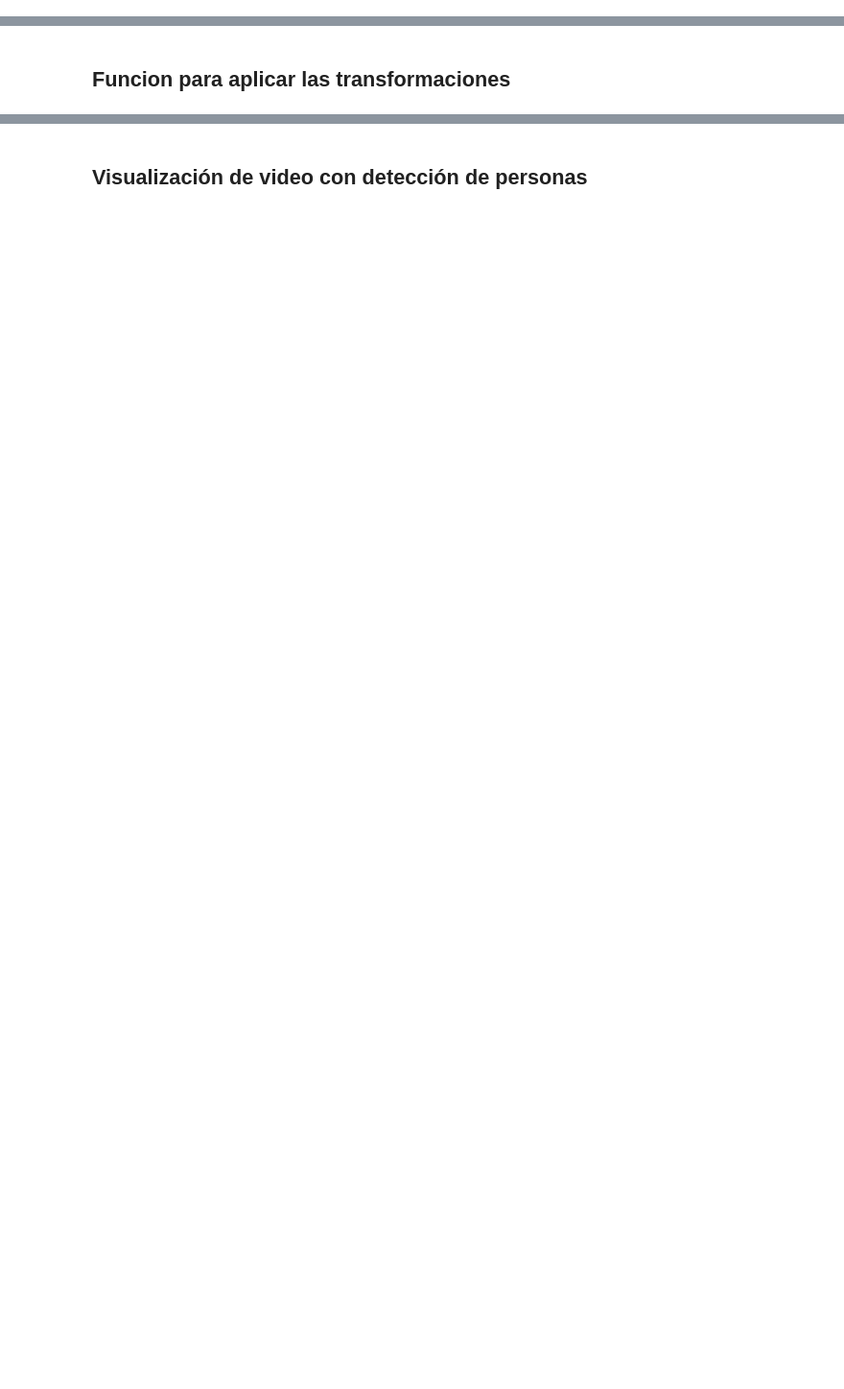
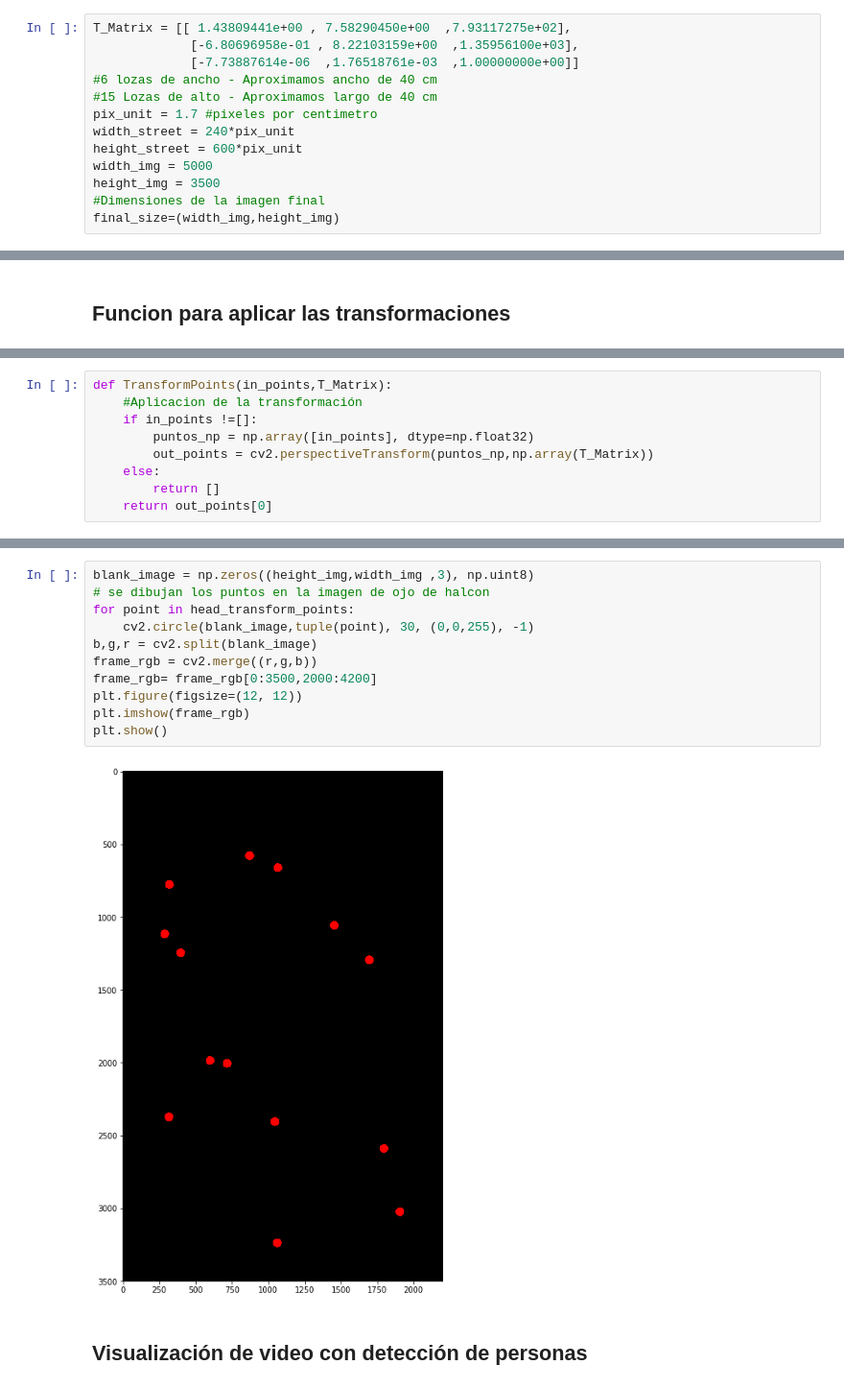
Before and after one commit to MrCycler/DETECTOR_DISTANCIA_SOCIAL, a Jupyter notebook: Experimentos/Experimento 3 - Gráfica de puntos en ojo de halcon.ipynb, the cells around one changed output, grey strips where cells are left out. Shown at 96% size. Saved outputs shown, nothing was run; the diff lists cells and outputs as text; blank space fills up the shorter version.

```diff
--- a/Experimentos/Experimento 3 - Gráfica de puntos en ojo de halcon.ipynb
+++ b/Experimentos/Experimento 3 - Gráfica de puntos en ojo de halcon.ipynb
@@ -97,0 +29,13 @@ plt.show()
+# %%
+T_Matrix = [[ 1.43809441e+00 , 7.58290450e+00  ,7.93117275e+02],
+             [-6.80696958e-01 , 8.22103159e+00  ,1.35956100e+03],
+             [-7.73887614e-06  ,1.76518761e-03  ,1.00000000e+00]]
+#6 lozas de ancho - Aproximamos ancho de 40 cm
+#15 Lozas de alto - Aproximamos largo de 40 cm
+pix_unit = 1.7 #pixeles por centimetro
+width_street = 240*pix_unit
+height_street = 600*pix_unit
+width_img = 5000
+height_img = 3500
+#Dimensiones de la imagen final
+final_size=(width_img,height_img)
@@ -105,0 +101,9 @@ def TransformImage(image,T_Matrix,final_size):
+# %%
+def TransformPoints(in_points,T_Matrix):
+    #Aplicacion de la transformación
+    if in_points !=[]:
+        puntos_np = np.array([in_points], dtype=np.float32)
+        out_points = cv2.perspectiveTransform(puntos_np,np.array(T_Matrix))
+    else:
+        return []
+    return out_points[0]
@@ -106,2 +129,15 @@ def TransformImage(image,T_Matrix,final_size):
+# %%
+blank_image = np.zeros((height_img,width_img ,3), np.uint8)
+# se dibujan los puntos en la imagen de ojo de halcon
+for point in head_transform_points:
+    cv2.circle(blank_image,tuple(point), 30, (0,0,255), -1)
+b,g,r = cv2.split(blank_image)
+frame_rgb = cv2.merge((r,g,b))
+frame_rgb= frame_rgb[0:3500,2000:4200]
+plt.figure(figsize=(12, 12))
+plt.imshow(frame_rgb)
+plt.show()
+# %% [output]
+[figure, added]
 # %% [markdown]
 ## Visualización de video con detección de personas
```
Also changed, not shown: parts of 17 cells of this notebook.
